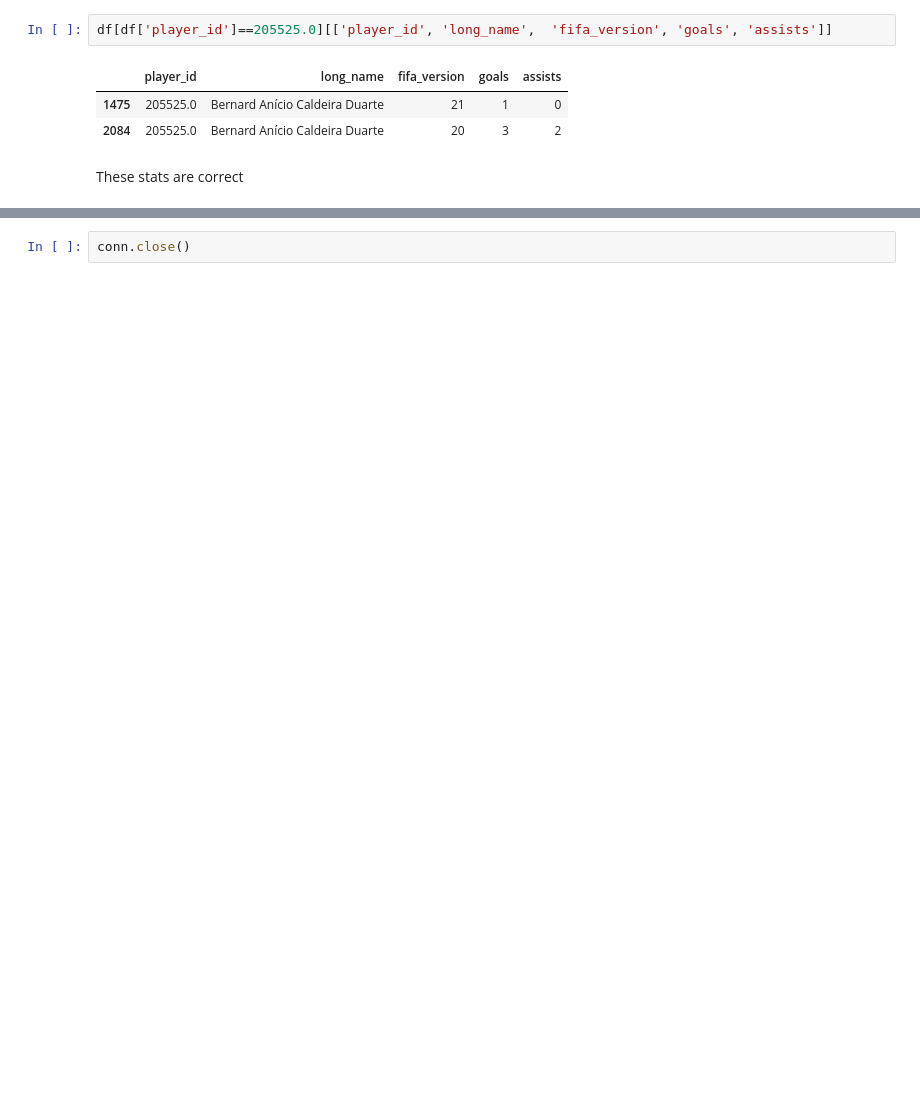
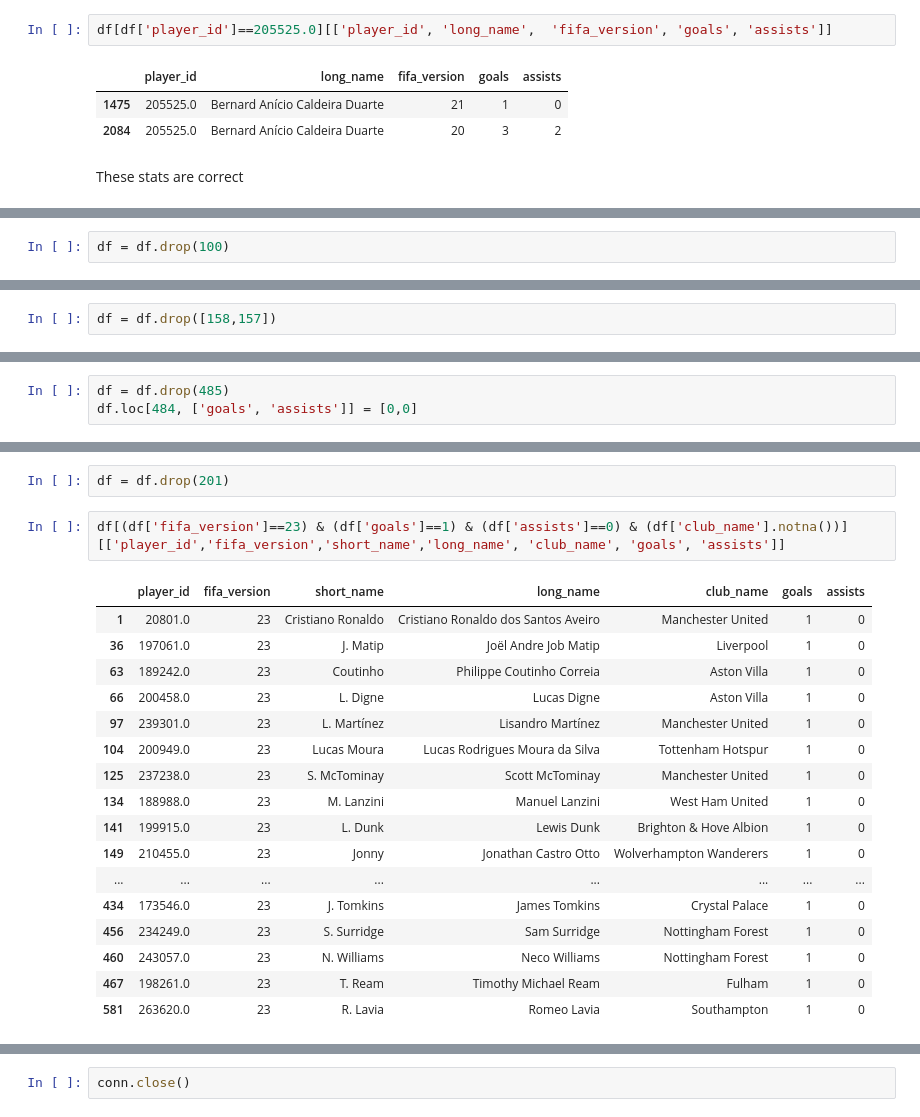
Before and after one commit to JonathonLeiding/fifa-score-analysis, a Jupyter notebook: jup_notebooks/cleaning_data.ipynb, the cells around one changed output, grey strips where cells are left out. Cells and saved outputs as stored; diff of their text form; blank space fills up the shorter version.

```diff
--- a/jup_notebooks/cleaning_data.ipynb
+++ b/jup_notebooks/cleaning_data.ipynb
@@ -1034,0 +1281,2 @@ These  stats  are  correct
+# %%
+df = df.drop(100)
@@ -1034,0 +1299,2 @@ These  stats  are  correct
+# %%
+df = df.drop([158,157])
@@ -1034,0 +1307,3 @@ These  stats  are  correct
+# %%
+df = df.drop(485)
+df.loc[484, ['goals', 'assists']] = [0,0]
@@ -1034,0 +1316,22 @@ These  stats  are  correct
+# %%
+df = df.drop(201)
+# %%
+df[(df['fifa_version']==23) & (df['goals']==1) & (df['assists']==0) & (df['club_name'].notna())][['player_id','fifa_version','short_name','long_name', 'club_name', 'goals', 'assists']]
+# %% [output]
+|  | player_id | fifa_version | short_name | long_name | club_name | goals | assists |
+| 1 | 20801.0 | 23 | Cristiano Ronaldo | Cristiano Ronaldo dos Santos Aveiro | Manchester United | 1 | 0 |
+| 36 | 197061.0 | 23 | J. Matip | Joël Andre Job Matip | Liverpool | 1 | 0 |
+| 63 | 189242.0 | 23 | Coutinho | Philippe Coutinho Correia | Aston Villa | 1 | 0 |
+| 66 | 200458.0 | 23 | L. Digne | Lucas Digne | Aston Villa | 1 | 0 |
+| 97 | 239301.0 | 23 | L. Martínez | Lisandro Martínez | Manchester United | 1 | 0 |
+| 104 | 200949.0 | 23 | Lucas Moura | Lucas Rodrigues Moura da Silva | Tottenham Hotspur | 1 | 0 |
+| 125 | 237238.0 | 23 | S. McTominay | Scott McTominay | Manchester United | 1 | 0 |
+| 134 | 188988.0 | 23 | M. Lanzini | Manuel Lanzini | West Ham United | 1 | 0 |
+| 141 | 199915.0 | 23 | L. Dunk | Lewis Dunk | Brighton & Hove Albion | 1 | 0 |
+| 149 | 210455.0 | 23 | Jonny | Jonathan Castro Otto | Wolverhampton Wanderers | 1 | 0 |
+| ... | ... | ... | ... | ... | ... | ... | ... |
+| 434 | 173546.0 | 23 | J. Tomkins | James Tomkins | Crystal Palace | 1 | 0 |
+| 456 | 234249.0 | 23 | S. Surridge | Sam Surridge | Nottingham Forest | 1 | 0 |
+| 460 | 243057.0 | 23 | N. Williams | Neco Williams | Nottingham Forest | 1 | 0 |
+| 467 | 198261.0 | 23 | T. Ream | Timothy Michael Ream | Fulham | 1 | 0 |
+| 581 | 263620.0 | 23 | R. Lavia | Romeo Lavia | Southampton | 1 | 0 |
```
Also changed, not shown: parts of 114 cells of this notebook, 2 other files.
